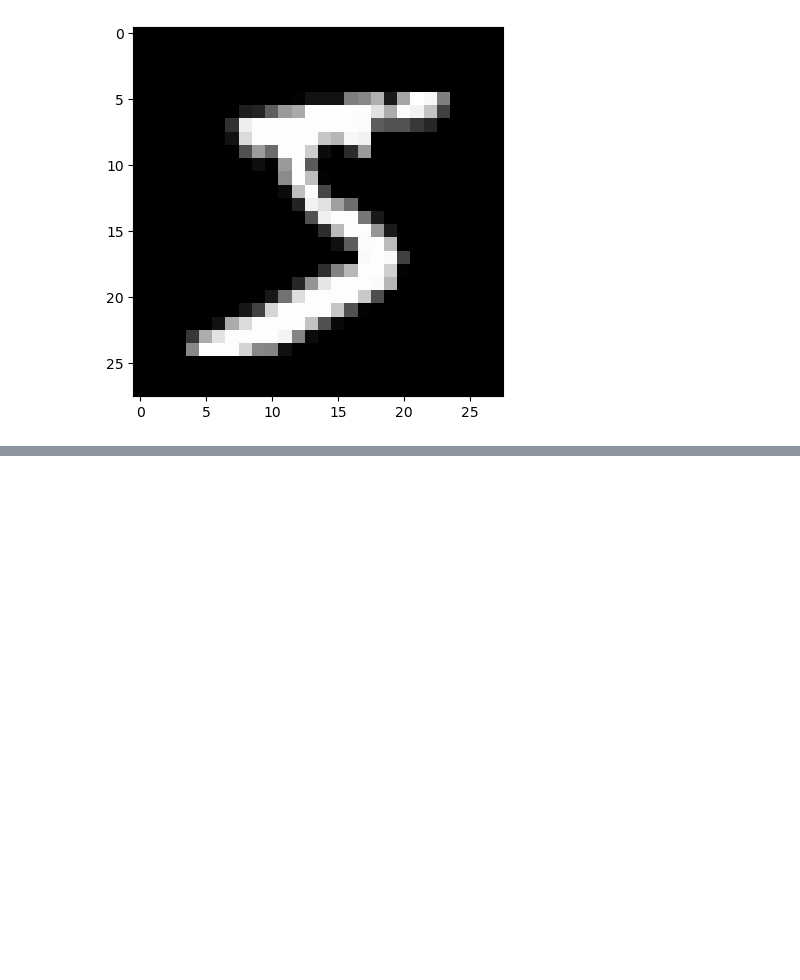
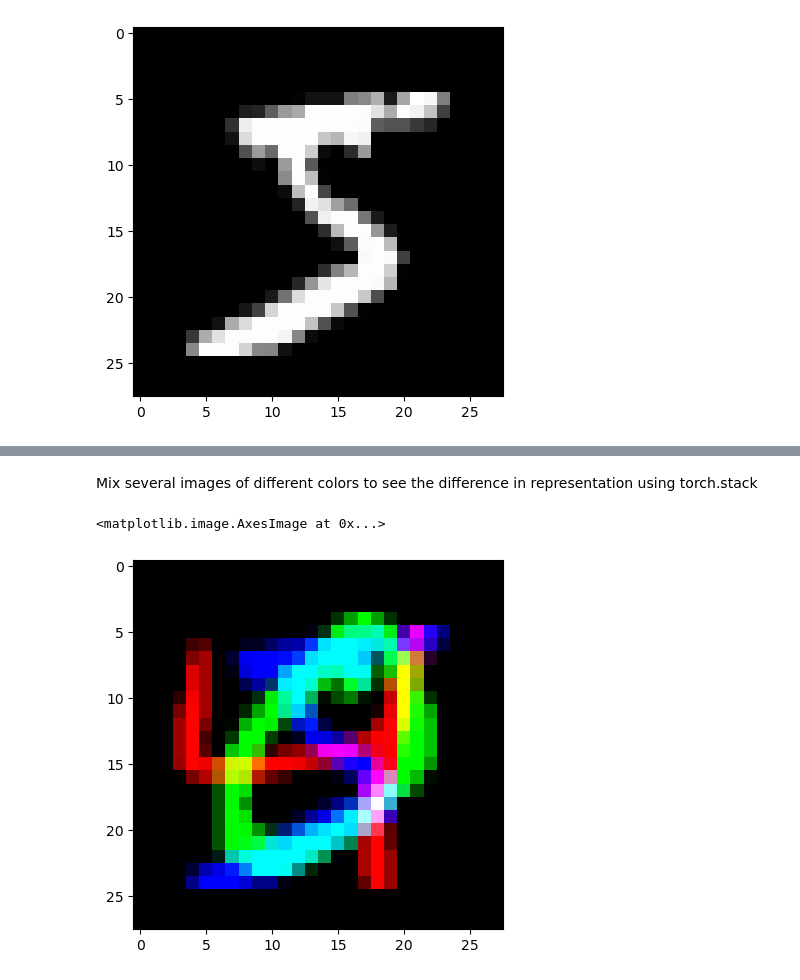
Before and after one commit to Efrazar/Bio-AI-foundations, a Jupyter notebook: Inside_Deep_Learning/03_Convolutional_Neuroal_Networks.ipynb, the cells around one changed output, grey strips where cells are left out. Saved outputs shown, nothing was run; the diff lists cells and outputs as text; code cells hidden in the pictures; blank space fills up the shorter version.

```diff
--- a/Inside_Deep_Learning/03_Convolutional_Neuroal_Networks.ipynb
+++ b/Inside_Deep_Learning/03_Convolutional_Neuroal_Networks.ipynb
@@ -48,0 +56,11 @@ plt.imshow(x_as_color.permute(1,2,0))
+# %% [markdown]
+Mix several images of different colors to see the difference in representation using torch.stack
+# %%
+# Using a 5 (blue), 4 (red) and 0 (green)
+x1, x2, x3 = mnist_data_train[0], mnist_data_train[1], mnist_data_train[2]
+x1, x2, x3 = x1[0], x2[0], x3[0]
+x_as_color = torch.stack([x3[0,:], x2[0,:], x1[0,:]], dim=0)
+plt.imshow(x_as_color.permute(1,2,0))
+# %% [output]
+<matplotlib.image.AxesImage at 0x...>
+[figure, added]
```
Also changed, not shown: parts of 10 cells of this notebook.
